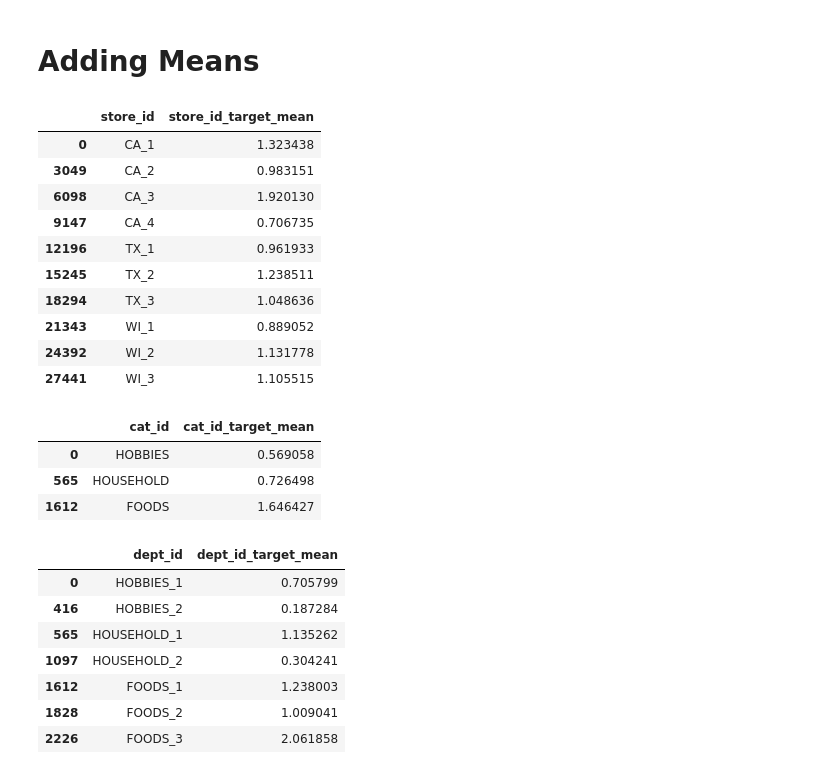
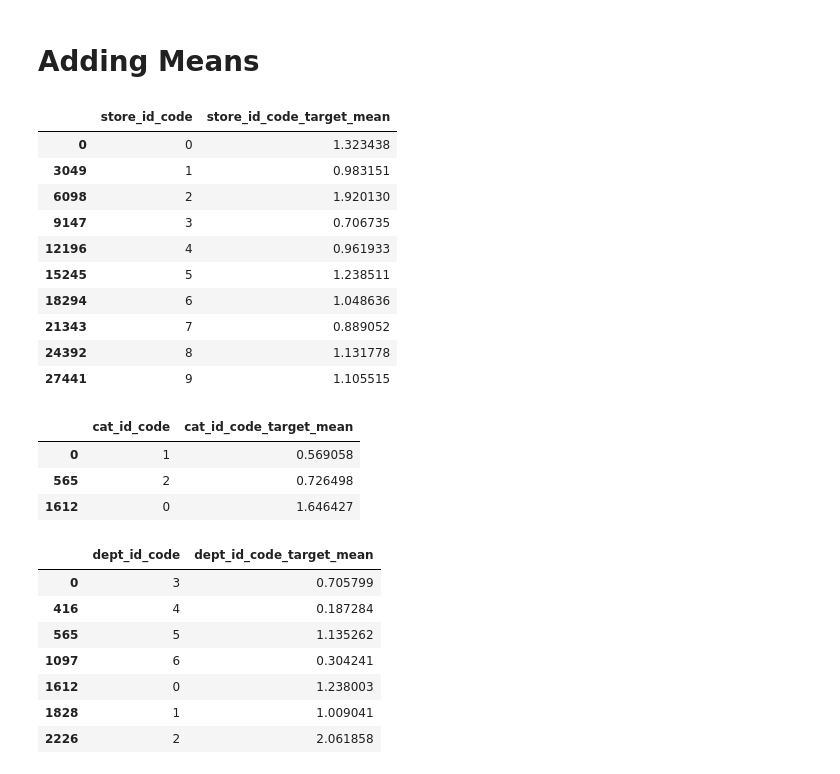
Before and after one commit to rfhussain/m5_kaggle, a Jupyter notebook: eda/21jun2020.ipynb, the cells around one changed output. Saved outputs shown, nothing was run; the diff lists cells and outputs as text; code cells hidden in the pictures.

```diff
--- a/eda/21jun2020.ipynb
+++ b/eda/21jun2020.ipynb
@@ -489,2 +528,0 @@ def add_date_attributes(dfmain):
-# %%
-dfmain = add_date_attributes(dfmain)
@@ -511,2 +528,0 @@ memory usage: 2.4 GB
-# %%
-dfmain.day  = dfmain.day.astype('int8')
@@ -553,45 +567,43 @@ def add_mean(dfmain, col):
     dfmain[mean_attrib] = dfmain[col].map(mean_values)
     return dfmain
 # %%
-dfmain = add_mean(dfmain,'store_id')
-dfmain = add_mean(dfmain,'id')
-dfmain = add_mean(dfmain,'cat_id')
-dfmain = add_mean(dfmain,'state_id')
-dfmain = add_mean(dfmain,'item_id')
+dfmain = add_mean(dfmain,'store_id_code')
+dfmain = add_mean(dfmain,'cat_id_code')
+dfmain = add_mean(dfmain,'state_id_code')
+dfmain = add_mean(dfmain,'item_id_code')
+dfmain = add_mean(dfmain,'dept_id_code')
-# %%
-dfmain = add_mean(dfmain,'dept_id')
 # %%
-dfmain[['store_id','store_id_target_mean']].drop_duplicates()
+dfmain[['store_id_code','store_id_code_target_mean']].drop_duplicates()
 # %% [output]
-|  | store_id | store_id_target_mean |
-| 0 | CA_1 | 1.323438 |
-| 3049 | CA_2 | 0.983151 |
-| 6098 | CA_3 | 1.920130 |
-| 9147 | CA_4 | 0.706735 |
-| 12196 | TX_1 | 0.961933 |
-| 15245 | TX_2 | 1.238511 |
-| 18294 | TX_3 | 1.048636 |
-| 21343 | WI_1 | 0.889052 |
-| 24392 | WI_2 | 1.131778 |
-| 27441 | WI_3 | 1.105515 |
+|  | store_id_code | store_id_code_target_mean |
+| 0 | 0 | 1.323438 |
+| 3049 | 1 | 0.983151 |
+| 6098 | 2 | 1.920130 |
+| 9147 | 3 | 0.706735 |
+| 12196 | 4 | 0.961933 |
+| 15245 | 5 | 1.238511 |
+| 18294 | 6 | 1.048636 |
+| 21343 | 7 | 0.889052 |
+| 24392 | 8 | 1.131778 |
+| 27441 | 9 | 1.105515 |
 # %%
-dfmain[['cat_id','cat_id_target_mean']].drop_duplicates()
+dfmain[['cat_id_code','cat_id_code_target_mean']].drop_duplicates()
 # %% [output]
-|  | cat_id | cat_id_target_mean |
-| 0 | HOBBIES | 0.569058 |
-| 565 | HOUSEHOLD | 0.726498 |
-| 1612 | FOODS | 1.646427 |
+|  | cat_id_code | cat_id_code_target_mean |
+| 0 | 1 | 0.569058 |
+| 565 | 2 | 0.726498 |
+| 1612 | 0 | 1.646427 |
 # %%
-dfmain[['dept_id','dept_id_target_mean']].drop_duplicates()
+dfmain[['dept_id_code','dept_id_code_target_mean']].drop_duplicates()
 # %% [output]
-|  | dept_id | dept_id_target_mean |
-| 0 | HOBBIES_1 | 0.705799 |
-| 416 | HOBBIES_2 | 0.187284 |
-| 565 | HOUSEHOLD_1 | 1.135262 |
-| 1097 | HOUSEHOLD_2 | 0.304241 |
-| 1612 | FOODS_1 | 1.238003 |
-| 1828 | FOODS_2 | 1.009041 |
-| 2226 | FOODS_3 | 2.061858 |
+|  | dept_id_code | dept_id_code_target_mean |
+| 0 | 3 | 0.705799 |
+| 416 | 4 | 0.187284 |
+| 565 | 5 | 1.135262 |
+| 1097 | 6 | 0.304241 |
+| 1612 | 0 | 1.238003 |
+| 1828 | 1 | 1.009041 |
+| 2226 | 2 | 2.061858 |
 # %%
 dfmain.columns
 # %% [output]
```
Also changed, not shown: parts of 78 cells of this notebook.
